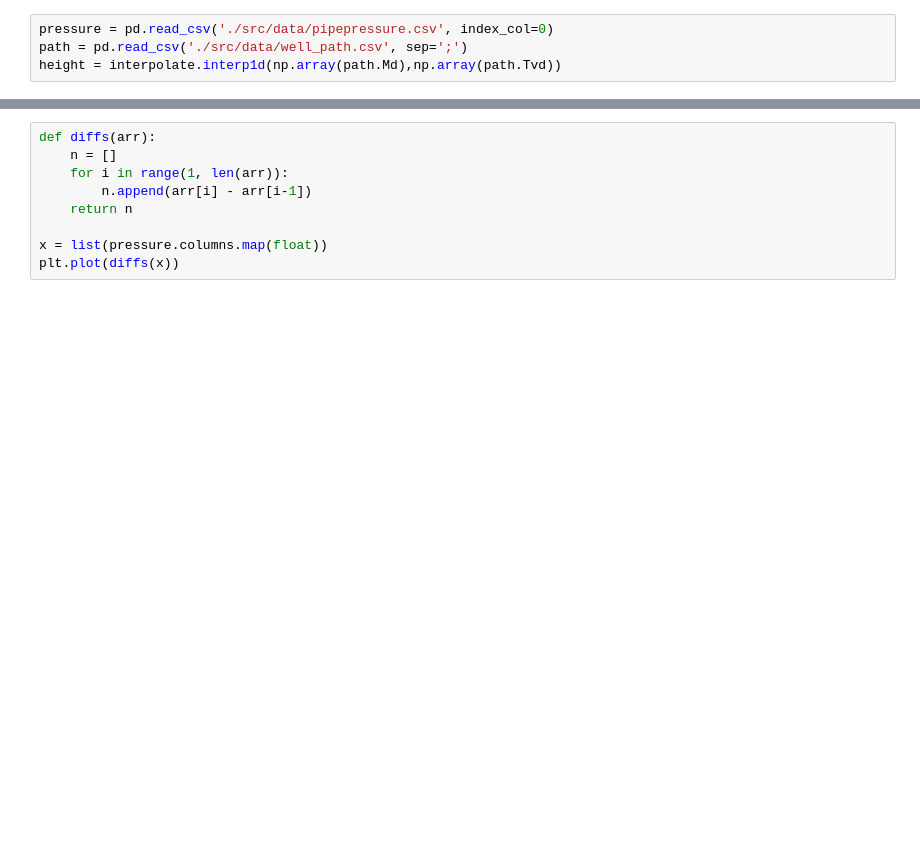
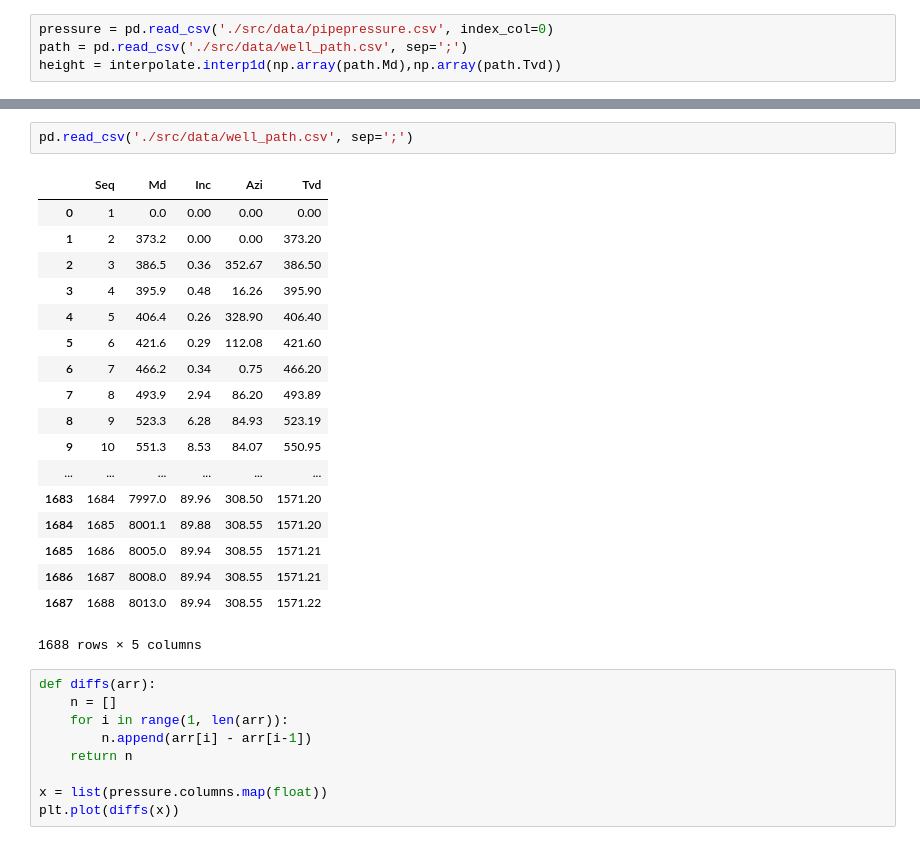
Before and after one commit to bergkvist/prosjektoppgave, a Jupyter notebook: Untitled.ipynb, the cells around one changed output, grey strips where cells are left out. Saved outputs shown, nothing was run; the diff lists cells and outputs as text; blank space fills up the shorter version.

```diff
--- a/Untitled.ipynb
+++ b/Untitled.ipynb
@@ -14,3 +11,24 @@ array(1583.35666667)
+# %%
+pd.read_csv('./src/data/well_path.csv', sep=';')
+# %% [output]
+|  | Seq | Md | Inc | Azi | Tvd |
+| 0 | 1 | 0.0 | 0.00 | 0.00 | 0.00 |
+| 1 | 2 | 373.2 | 0.00 | 0.00 | 373.20 |
+| 2 | 3 | 386.5 | 0.36 | 352.67 | 386.50 |
+| 3 | 4 | 395.9 | 0.48 | 16.26 | 395.90 |
+| 4 | 5 | 406.4 | 0.26 | 328.90 | 406.40 |
+| 5 | 6 | 421.6 | 0.29 | 112.08 | 421.60 |
+| 6 | 7 | 466.2 | 0.34 | 0.75 | 466.20 |
+| 7 | 8 | 493.9 | 2.94 | 86.20 | 493.89 |
+| 8 | 9 | 523.3 | 6.28 | 84.93 | 523.19 |
+| 9 | 10 | 551.3 | 8.53 | 84.07 | 550.95 |
+| ... | ... | ... | ... | ... | ... |
+| 1683 | 1684 | 7997.0 | 89.96 | 308.50 | 1571.20 |
+| 1684 | 1685 | 8001.1 | 89.88 | 308.55 | 1571.20 |
+| 1685 | 1686 | 8005.0 | 89.94 | 308.55 | 1571.21 |
+| 1686 | 1687 | 8008.0 | 89.94 | 308.55 | 1571.21 |
+| 1687 | 1688 | 8013.0 | 89.94 | 308.55 | 1571.22 |
+1688 rows × 5 columns
 # %%
 def diffs(arr):
     n = []
```
Also changed, not shown: parts of 1 cell of this notebook, 15 other files.
